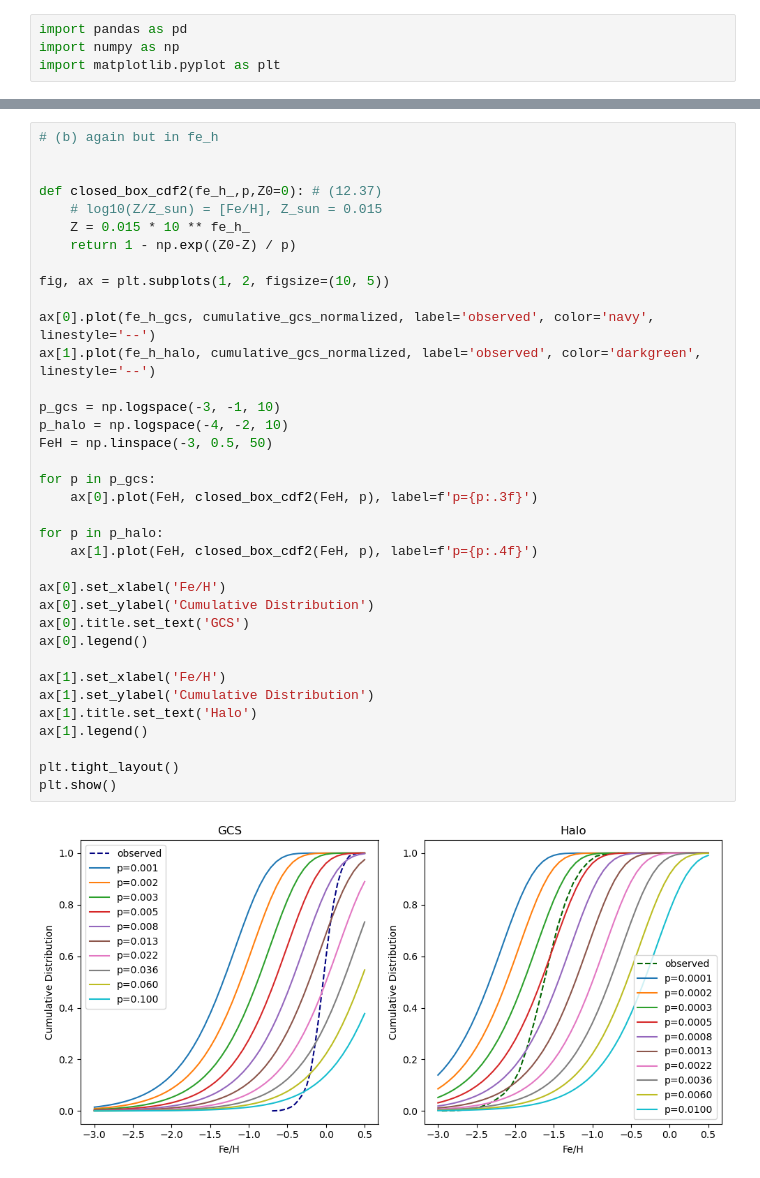
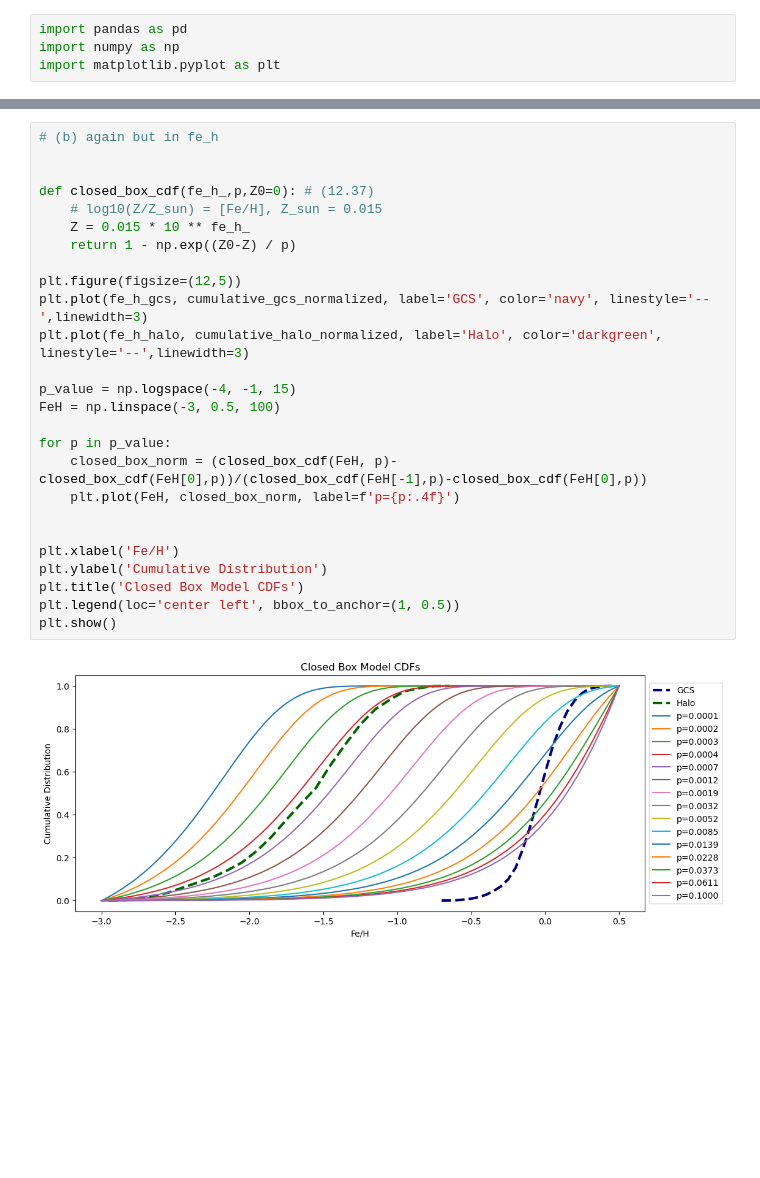
Before and after one commit to AstroSeha/SS2024, a Jupyter notebook: Galaxies and Cosmology/GNC_Exercise6_2.ipynb, the cells around one changed output, grey strips where cells are left out. Drawn from its saved outputs; the diff is of its cells as text; blank space fills up the shorter version.

```diff
--- a/Galaxies and Cosmology/GNC_Exercise6_2.ipynb
+++ b/Galaxies and Cosmology/GNC_Exercise6_2.ipynb
@@ -99,38 +37,28 @@ plt.show()
 # %%
 # (b) again but in fe_h
 
 
-def closed_box_cdf2(fe_h_,p,Z0=0): # (12.37)
+def closed_box_cdf(fe_h_,p,Z0=0): # (12.37)
     # log10(Z/Z_sun) = [Fe/H], Z_sun = 0.015
     Z = 0.015 * 10 ** fe_h_
     return 1 - np.exp((Z0-Z) / p)
 
-fig, ax = plt.subplots(1, 2, figsize=(10, 5))
+plt.figure(figsize=(12,5))
+plt.plot(fe_h_gcs, cumulative_gcs_normalized, label='GCS', color='navy', linestyle='--',linewidth=3)
+plt.plot(fe_h_halo, cumulative_halo_normalized, label='Halo', color='darkgreen', linestyle='--',linewidth=3)
 
-ax[0].plot(fe_h_gcs, cumulative_gcs_normalized, label='observed', color='navy', linestyle='--')
-ax[1].plot(fe_h_halo, cumulative_gcs_normalized, label='observed', color='darkgreen', linestyle='--')
+p_value = np.logspace(-4, -1, 15)
+FeH = np.linspace(-3, 0.5, 100)
 
-p_gcs = np.logspace(-3, -1, 10)
-p_halo = np.logspace(-4, -2, 10)
-FeH = np.linspace(-3, 0.5, 50)
+for p in p_value:
+    closed_box_norm = (closed_box_cdf(FeH, p)-closed_box_cdf(FeH[0],p))/(closed_box_cdf(FeH[-1],p)-closed_box_cdf(FeH[0],p))
+    plt.plot(FeH, closed_box_norm, label=f'p={p:.4f}')
 
-for p in p_gcs:
-    ax[0].plot(FeH, closed_box_cdf2(FeH, p), label=f'p={p:.3f}')
 
-for p in p_halo:
-    ax[1].plot(FeH, closed_box_cdf2(FeH, p), label=f'p={p:.4f}')
-
-ax[0].set_xlabel('Fe/H')
-ax[0].set_ylabel('Cumulative Distribution')
-ax[0].title.set_text('GCS')
-ax[0].legend()
-
-ax[1].set_xlabel('Fe/H')
-ax[1].set_ylabel('Cumulative Distribution')
-ax[1].title.set_text('Halo')
-ax[1].legend()
-
-plt.tight_layout()
+plt.xlabel('Fe/H')
+plt.ylabel('Cumulative Distribution')
+plt.title('Closed Box Model CDFs')
+plt.legend(loc='center left', bbox_to_anchor=(1, 0.5))
 plt.show()
 # %% [output]
-[figure, old version]
+[figure, new version]
```
Also changed, not shown: parts of 5 cells of this notebook, 1 other file.
